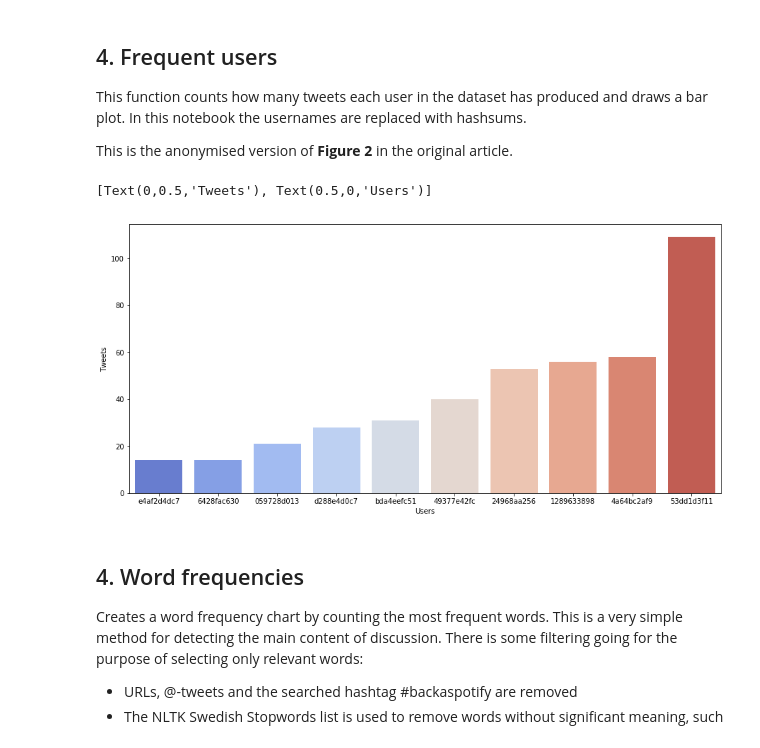
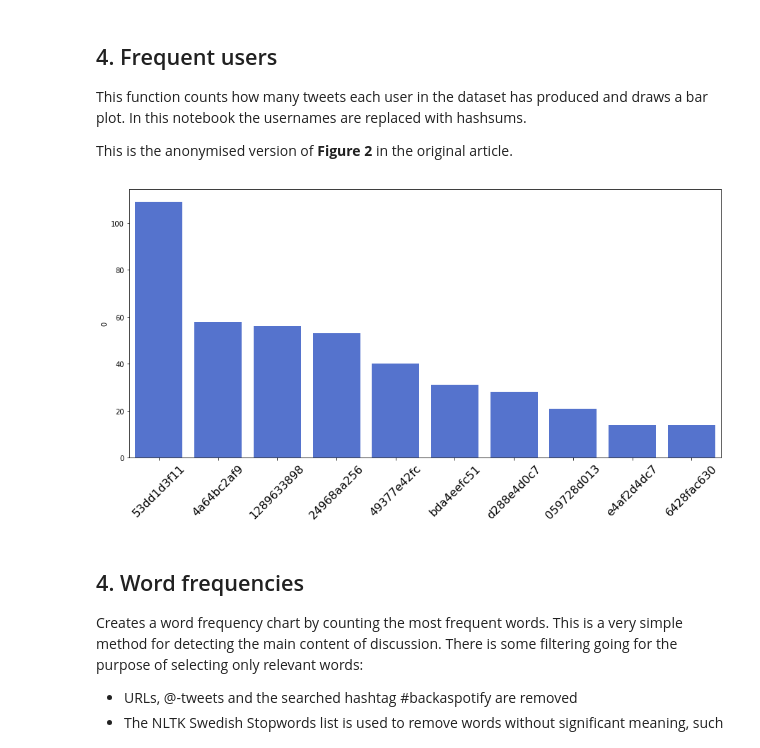
Before and after one commit to christopherkullenberg/backaspotify, a Jupyter notebook: DataAnalysis.ipynb, the cells around one changed output. Saved outputs shown, nothing was run; the diff lists cells and outputs as text; code cells hidden in the pictures.

Commit message:
fixed user freq figure

```diff
--- a/DataAnalysis.ipynb
+++ b/DataAnalysis.ipynb
@@ -166,34 +169,37 @@ This is the anonymised version of **Figure 2** in the original article.
 # %%
 counter = 0
 users = []
 for d in df.author.iteritems():
     # the len of d is 7
     #print(d[2])
     counter += 1
     users.append(d[1][0:10]) # Ten first chars for readability, remove for print
 
 userfreq = {}
 for user in Counter(users).most_common(10):
     #print(user[0] + "\t" + str(user[1]))
     userfreq[user[0]] = user[1]
 
 dfusers = pd.DataFrame.from_dict(userfreq, orient="index")
-dfusers = dfusers.sort_values(by=0, ascending=True)
+dfusers = dfusers.sort_values(by=0, ascending=False)
 
 fig = plt.figure(figsize=(15,7))
 ax = fig.add_subplot(111)
 
 userplot = sns.barplot(x=dfusers.index,
                        y=dfusers[0], data=dfusers,
-                       palette="coolwarm")
+                       color="royalblue")
+for item in userplot.get_xticklabels():
+    item.set_rotation(45)
+    item.set_fontsize(16)
 
-ax.set(xlabel='Users', ylabel='Tweets')
+
+#ax.set(xlabel='Users', ylabel='Tweets')
 #plt.savefig('figures/figure2.eps', format='eps', dpi=600)
 #plt.savefig('figures/figure2.png', format='png', dpi=600)
 #plt.savefig('figures/figure2.svg', format='svg', dpi=600)
 # %% [output]
-[Text(0,0.5,'Tweets'), Text(0.5,0,'Users')]
-[figure, old version]
+[figure, new version]
 # %% [markdown]
 ## 4. Word frequencies
 Creates a word frequency chart by counting the most frequent words. This is a very simple method for detecting the main content of discussion. There is some filtering going for the purpose of selecting only relevant words:
```
Also changed, not shown: parts of 2 cells of this notebook.
